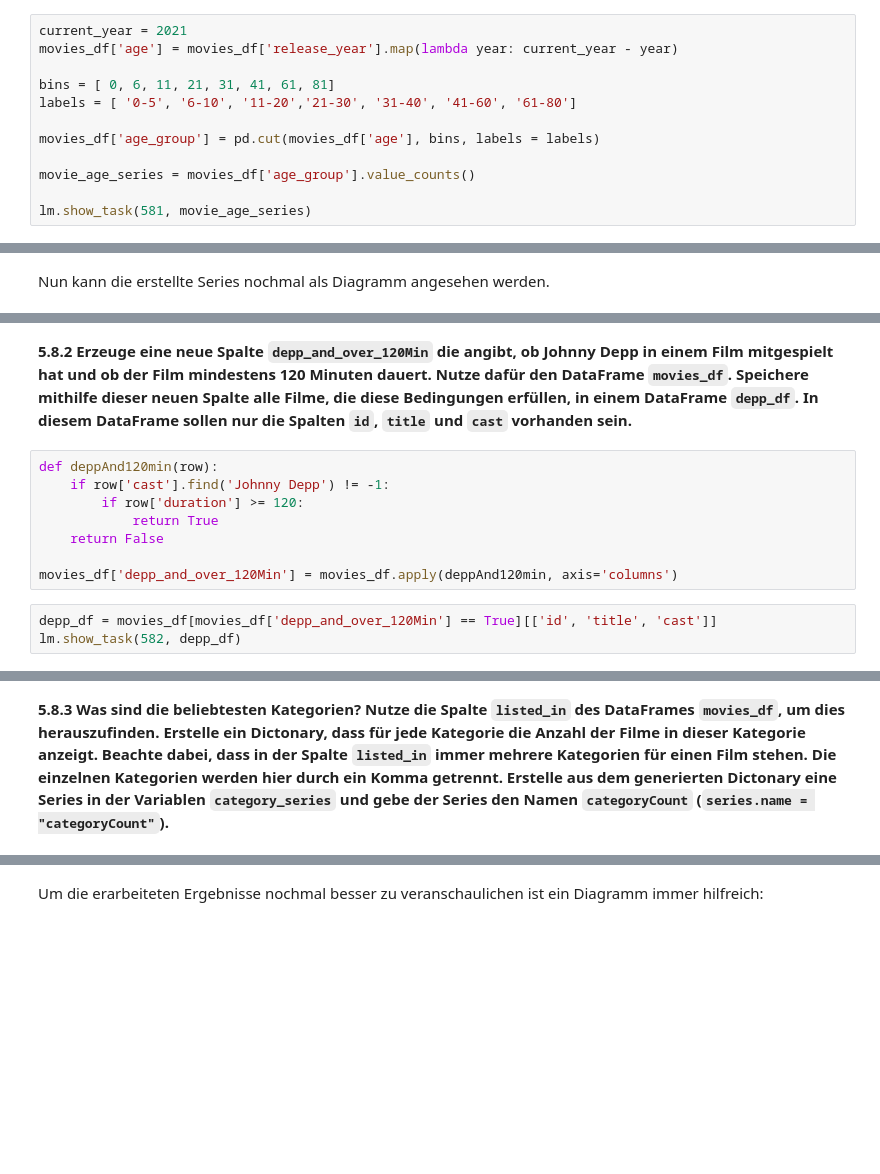
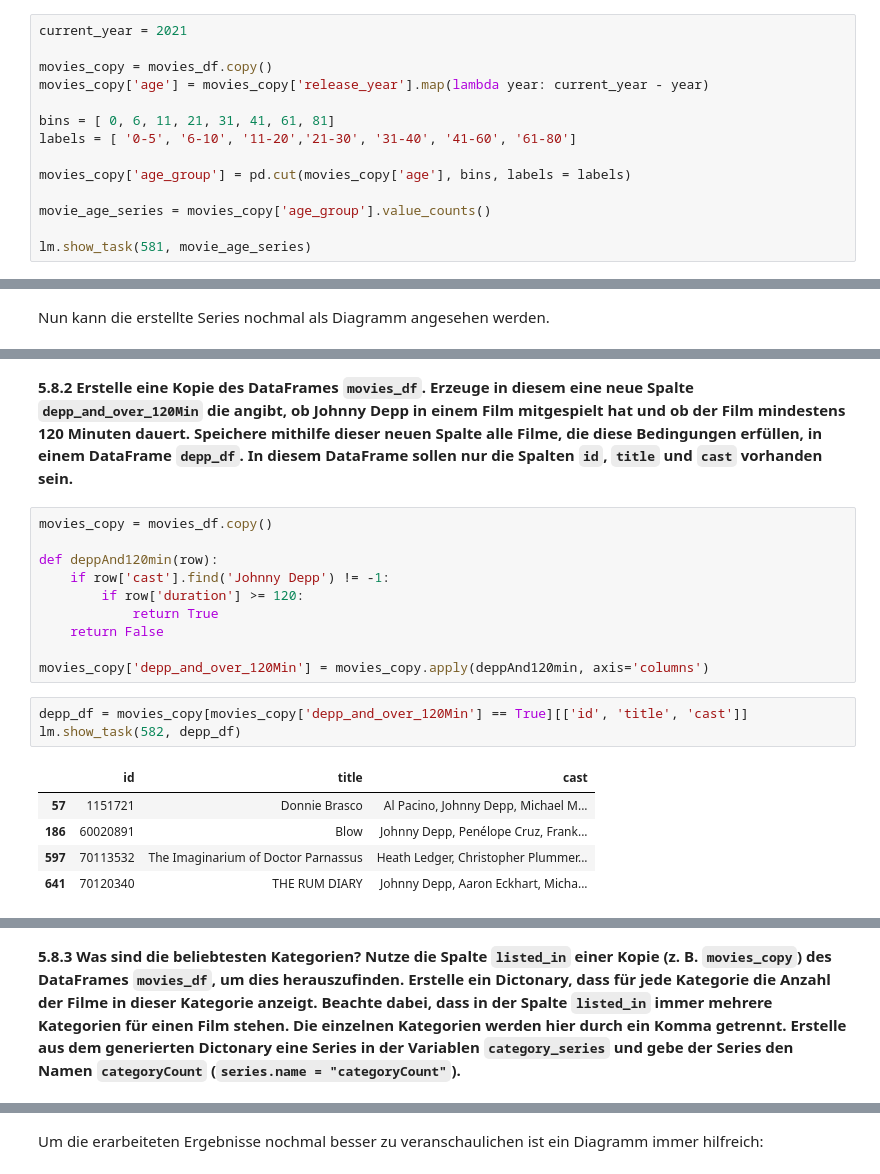
Before and after one commit to orca-nrw/lernmodul-pandas, a Jupyter notebook: index.ipynb, the cells around one changed output, grey strips where cells are left out. Drawn from its saved outputs; the diff is of its cells as text; blank space fills up the shorter version.

```diff
--- a/index.ipynb
+++ b/index.ipynb
@@ -788,13 +1409,15 @@ titles_df.head()
 **Am Ende soll in einer Series ausgegeben werden, wie viele Filme sich in den einzelnen Altersklassen befinden (Tipp: Nutze die Methode `value_counts()`). Die Series soll in einer Variablen mit dem Namen `movie_age_series` gespeichert werden.**
 # %%
 current_year = 2021
-movies_df['age'] = movies_df['release_year'].map(lambda year: current_year - year)
+
+movies_copy = movies_df.copy()
+movies_copy['age'] = movies_copy['release_year'].map(lambda year: current_year - year)
 
 bins = [ 0, 6, 11, 21, 31, 41, 61, 81]
 labels = [ '0-5', '6-10', '11-20','21-30', '31-40', '41-60', '61-80']
 
-movies_df['age_group'] = pd.cut(movies_df['age'], bins, labels = labels)
+movies_copy['age_group'] = pd.cut(movies_copy['age'], bins, labels = labels)
 
-movie_age_series = movies_df['age_group'].value_counts()
+movie_age_series = movies_copy['age_group'].value_counts()
 
 lm.show_task(581, movie_age_series)
@@ -805,13 +1441,21 @@ vf.create_barplot_for_series(movie_age_series)
 # %% [markdown]
-**5.8.2 Erzeuge eine neue Spalte `depp_and_over_120Min` die angibt, ob Johnny Depp in einem Film mitgespielt hat und ob der Film mindestens 120 Minuten dauert. Nutze dafür den DataFrame `movies_df`. Speichere mithilfe dieser neuen Spalte alle Filme, die diese Bedingungen erfüllen, in einem DataFrame `depp_df`. In diesem DataFrame sollen nur die Spalten `id`, `title` und `cast` vorhanden sein.**
+**5.8.2 Erstelle eine Kopie des DataFrames `movies_df`. Erzeuge in diesem eine neue Spalte `depp_and_over_120Min` die angibt, ob Johnny Depp in einem Film mitgespielt hat und ob der Film mindestens 120 Minuten dauert. Speichere mithilfe dieser neuen Spalte alle Filme, die diese Bedingungen erfüllen, in einem DataFrame `depp_df`. In diesem DataFrame sollen nur die Spalten `id`, `title` und `cast` vorhanden sein.**
 # %%
+movies_copy = movies_df.copy()
+
 def deppAnd120min(row):
     if row['cast'].find('Johnny Depp') != -1:
         if row['duration'] >= 120:
             return True
     return False
 
-movies_df['depp_and_over_120Min'] = movies_df.apply(deppAnd120min, axis='columns')
+movies_copy['depp_and_over_120Min'] = movies_copy.apply(deppAnd120min, axis='columns')
 # %%
-depp_df = movies_df[movies_df['depp_and_over_120Min'] == True][['id', 'title', 'cast']]
+depp_df = movies_copy[movies_copy['depp_and_over_120Min'] == True][['id', 'title', 'cast']]
 lm.show_task(582, depp_df)
+# %% [output]
+|  | id | title | cast |
+| 57 | 1151721 | Donnie Brasco | Al Pacino, Johnny Depp, Michael M... |
+| 186 | 60020891 | Blow | Johnny Depp, Penélope Cruz, Frank... |
+| 597 | 70113532 | The Imaginarium of Doctor Parnassus | Heath Ledger, Christopher Plummer... |
+| 641 | 70120340 | THE RUM DIARY | Johnny Depp, Aaron Eckhart, Micha... |
@@ -818,4 +1464,4 @@ lm.show_task(582, depp_df)
 # %% [markdown]
-**5.8.3 Was sind die beliebtesten Kategorien? Nutze die Spalte `listed_in` des DataFrames `movies_df`, um dies herauszufinden. Erstelle ein Dictonary, dass für jede Kategorie die Anzahl der Filme in dieser Kategorie anzeigt. Beachte dabei, dass in der Spalte `listed_in` immer mehrere Kategorien für einen Film stehen. Die einzelnen Kategorien werden hier durch ein Komma getrennt. Erstelle aus dem generierten Dictonary eine Series in der Variablen `category_series` und gebe der Series den Namen `categoryCount` (`series.name = "categoryCount"`).**
+**5.8.3 Was sind die beliebtesten Kategorien? Nutze die Spalte `listed_in` einer Kopie (z. B. `movies_copy`) des DataFrames `movies_df`, um dies herauszufinden. Erstelle ein Dictonary, dass für jede Kategorie die Anzahl der Filme in dieser Kategorie anzeigt. Beachte dabei, dass in der Spalte `listed_in` immer mehrere Kategorien für einen Film stehen. Die einzelnen Kategorien werden hier durch ein Komma getrennt. Erstelle aus dem generierten Dictonary eine Series in der Variablen `category_series` und gebe der Series den Namen `categoryCount` (`series.name = "categoryCount"`).**
 # %%
 categoryCount = {}
```
Also changed, not shown: parts of 95 cells of this notebook, 1 other file.
